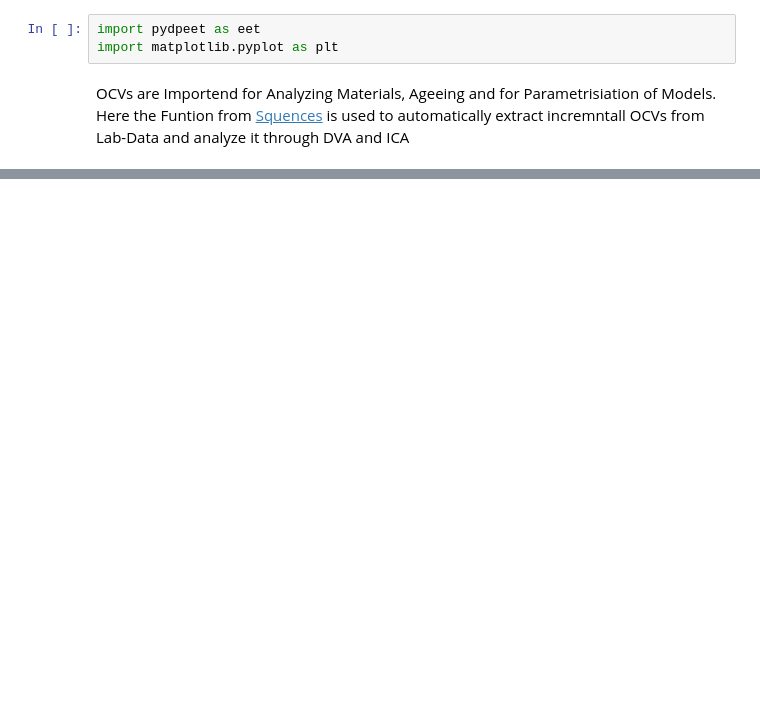
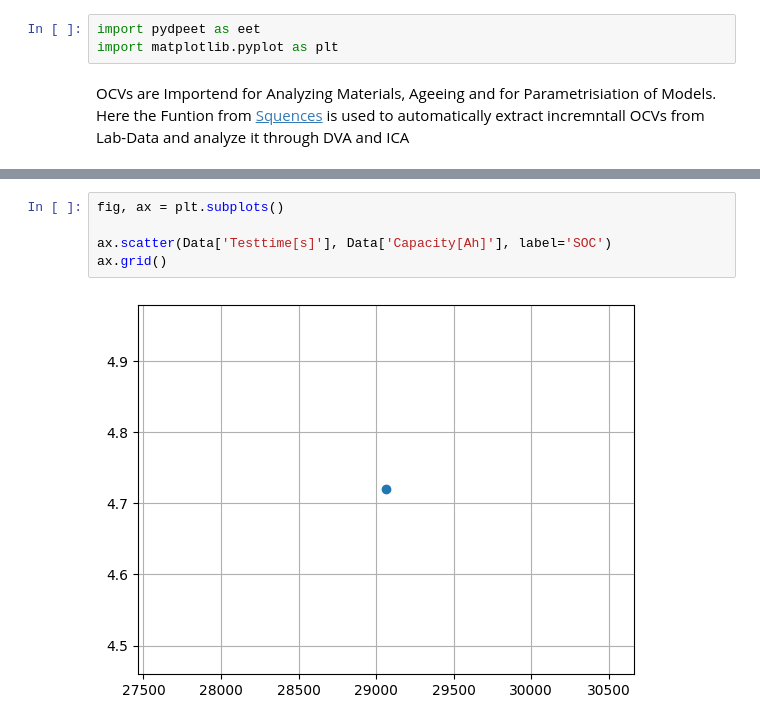
Before and after one commit to eet-tub/pydpeet, a Jupyter notebook: docs/examples/notebooks/Tutorial_04_iOCV.ipynb, the cells around one changed output, grey strips where cells are left out. Saved outputs shown, nothing was run; the diff lists cells and outputs as text; blank space fills up the shorter version.

```diff
--- a/docs/examples/notebooks/Tutorial_04_iOCV.ipynb
+++ b/docs/examples/notebooks/Tutorial_04_iOCV.ipynb
@@ -47,0 +121,7 @@ convert_file executed in 4.315868 seconds
+# %%
+fig, ax = plt.subplots()
+
+ax.scatter(Data['Testtime[s]'], Data['Capacity[Ah]'], label='SOC')
+ax.grid()
+# %% [output]
+[figure, added]
```
Also changed, not shown: parts of 11 cells of this notebook, 1 other file.
